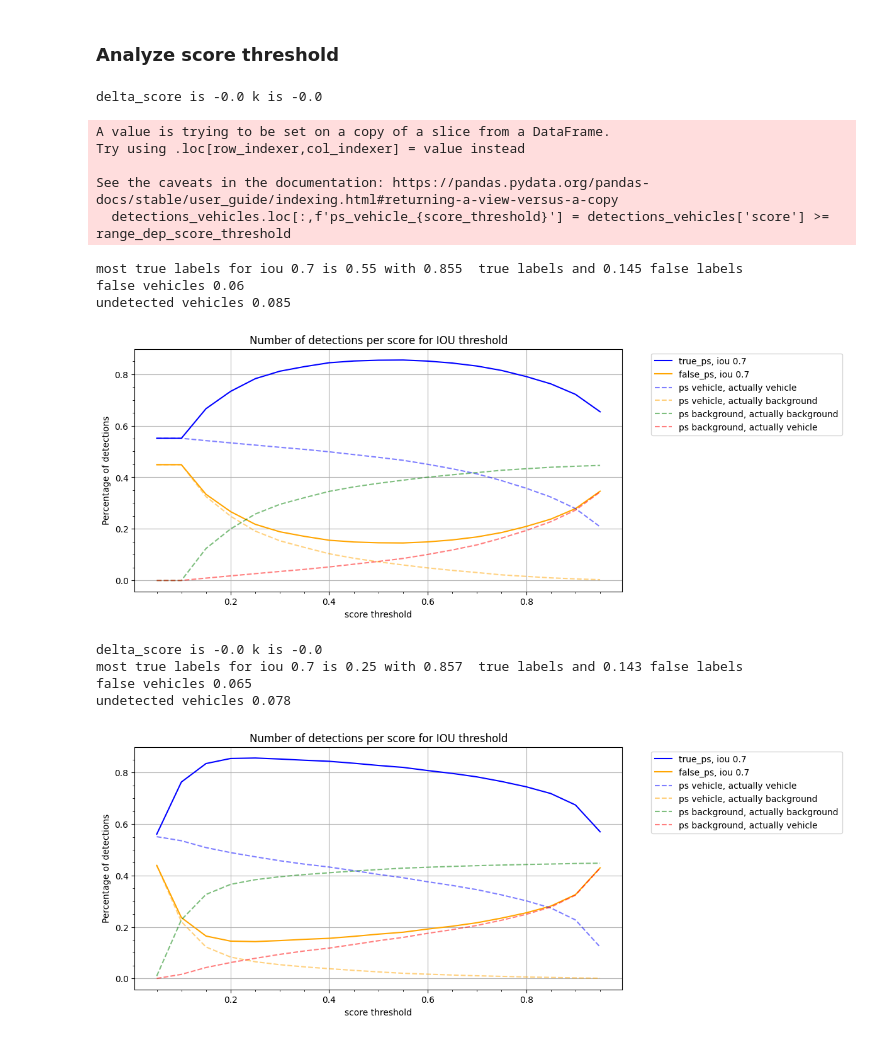
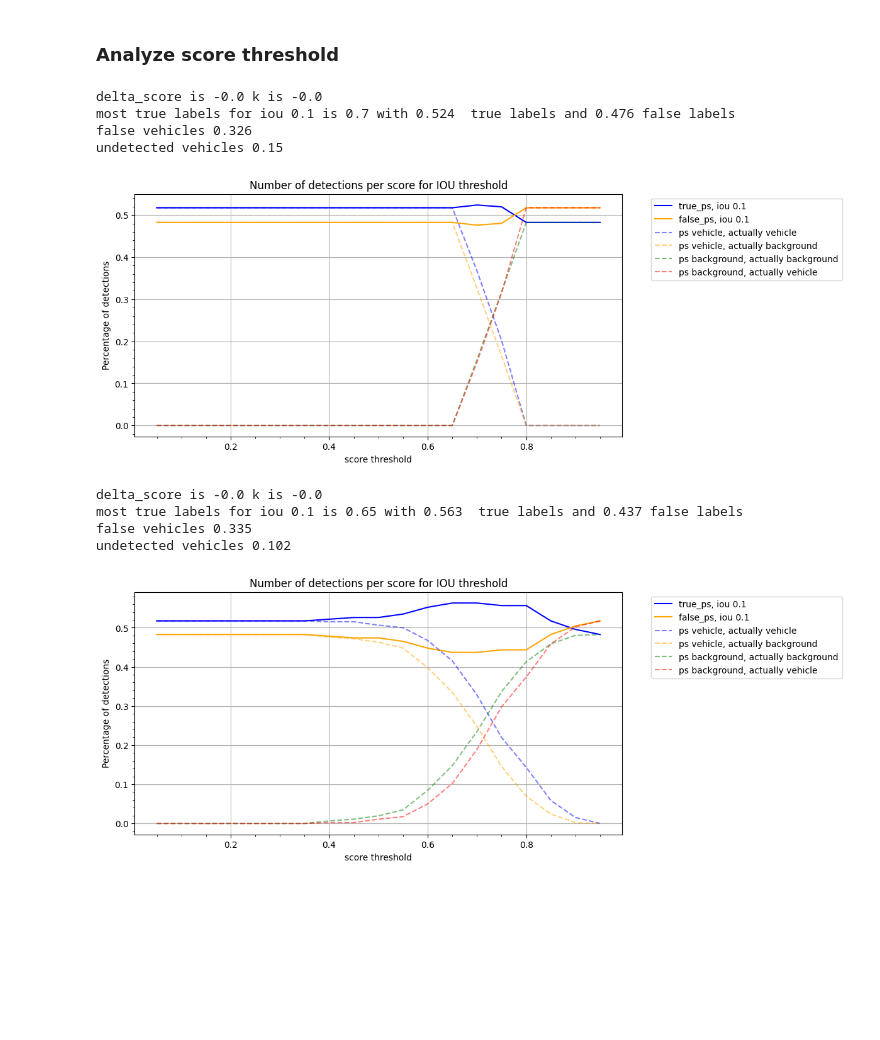
Before and after one commit to griesbchr/3DTrans, a Jupyter notebook: tools/misc/analyze_detresults_pseudolabels.ipynb, the cells around one changed output. Drawn from its saved outputs; the diff is of its cells as text; code cells hidden in the pictures; blank space fills up the shorter version.

```diff
--- a/tools/misc/analyze_detresults_pseudolabels.ipynb
+++ b/tools/misc/analyze_detresults_pseudolabels.ipynb
@@ -617,0 +677,12 @@ print(len(detections_vehicles_no_gace))
+# %%
+#add col "with_gace" to detections
+detections['with_gace'] = False
+detections.loc[detections['eval_dataset'].str.contains("_gace"), 'with_gace'] = True
+# %%
+clss = "Vehicle"
+detections_class = detections[detections['name'] == clss]
+detections_gace = detections_class[detections_class['with_gace'] == True]
+detections_no_gace = detections_class[detections_class['with_gace'] == False]
+
+print(len(detections_gace))
+print(len((detections_no_gace)))
@@ -692,21 +890,3 @@ plot_precisions(detections_vehicles_no_gace, "pseudo labels without gace", 0.1,
-# %%
-score_thresholds = np.arange(0.05, 1, 0.05)
-
-#calculate recall for each score threshold
-precisions = []
-for score_threshold in score_thresholds:
-    detections_vehicles_gace_tp = detections_vehicles_gace[(detections_vehicles_gace[f'detected_0.1'] == True) & (detections_vehicles_gace['score'] >= score_threshold)]
-    detections_vehicles_gace_fn = detections_vehicles_gace[(detections_vehicles_gace[f'detected_0.1'] == False) & (detections_vehicles_gace['score'] >= score_threshold)]
-
-    precision = len(detections_vehicles_gace_tp)/(len(detections_vehicles_gace_tp) + len(detections_vehicles_gace_fn))
-    precisions.append(precision)
-
-plt.figure(figsize=(10, 5))
-plt.plot(score_thresholds, precisions)
-plt.xlabel("Score Threshold")
-plt.ylabel("Recall")
-plt.title("Recall for different Score Thresholds")
-plt.show()
 # %% [markdown]
 ### Analyze IOU threshold
 # %%
@@ -755,11 +930,12 @@ detections_vehicles_gace
 # %% [markdown]
 ### Analyze score threshold
 # %%
+pd.options.mode.chained_assignment = None  # default='warn'
 def plot_scorethreshold_analysis(detections_vehicles, iou_threshold):
     #detections_vehicles = detections_vehicles_gace
     score_thresholds = np.arange(0.05, 1, 0.05)
     #iou_thresholds = [0.3, 0.5, 0.7]
-    iou_thresholds = [0.7]
+    iou_thresholds = [0.1]
     line_types = ['-', '--', ':']
     colors = ['blue', 'orange', 'green', 'red']
 
@@ -783,11 +959,11 @@ def plot_scorethreshold_analysis(detections_vehicles, iou_threshold):
             for score_threshold in score_thresholds:
 
                 #range dependent score threshold
-                range_dep_score_threshold = score_threshold + k*detections_vehicles['range']
-                detections_vehicles.loc[:,f'ps_vehicle_{score_threshold}'] = detections_vehicles['score'] >= range_dep_score_threshold
+                #range_dep_score_threshold = score_threshold + k*detections_vehicles['range']
+                #detections_vehicles.loc[:,f'ps_vehicle_{score_threshold}'] = detections_vehicles['score'] >= range_dep_score_threshold
 
                 #static score threshold
-                #detections_vehicles[f'ps_vehicle_{score_threshold}'] = detections_vehicles['score'] >= score_threshold
+                detections_vehicles[f'ps_vehicle_{score_threshold}'] = detections_vehicles['score'] >= score_threshold
 
                 #reduce to max dist
                 detections_vehicles_max_dist = detections_vehicles[detections_vehicles['range'] < max_dist]
@@ -836,21 +1012,16 @@ def plot_scorethreshold_analysis(detections_vehicles, iou_threshold):
     plt.grid(True)
     plt.show()
 # %%
-plot_scorethreshold_analysis(detections_vehicles_no_gace, 0.1)
-plot_scorethreshold_analysis(detections_vehicles_gace, 0.3)
+plot_scorethreshold_analysis(detections_no_gace, 0.1)
+plot_scorethreshold_analysis(detections_gace, 0.1)
 # %% [output]
 delta_score is -0.0 k is -0.0
+most true labels for iou 0.1 is 0.7 with 0.524  true labels and 0.476 false labels
+false vehicles 0.326
+undetected vehicles 0.15
+[figure, new version]
-A value is trying to be set on a copy of a slice from a DataFrame.
-Try using .loc[row_indexer,col_indexer] = value instead
-
-See the caveats in the documentation: https://pandas.pydata.org/pandas-docs/stable/user_guide/indexing.html#returning-a-view-versus-a-copy
-  detections_vehicles.loc[:,f'ps_vehicle_{score_threshold}'] = detections_vehicles['score'] >= range_dep_score_threshold
+delta_score is -0.0 k is -0.0
+most true labels for iou 0.1 is 0.65 with 0.563  true labels and 0.437 false labels
+false vehicles 0.335
+undetected vehicles 0.102
-most true labels for iou 0.7 is 0.55 with 0.855  true labels and 0.145 false labels
-false vehicles 0.06
-undetected vehicles 0.085
-[figure, old version]
-delta_score is -0.0 k is -0.0
-most true labels for iou 0.7 is 0.25 with 0.857  true labels and 0.143 false labels
-false vehicles 0.065
-undetected vehicles 0.078
-[figure, old version]
+[figure, new version]
```
Also changed, not shown: parts of 18 cells of this notebook, 14 other files.
